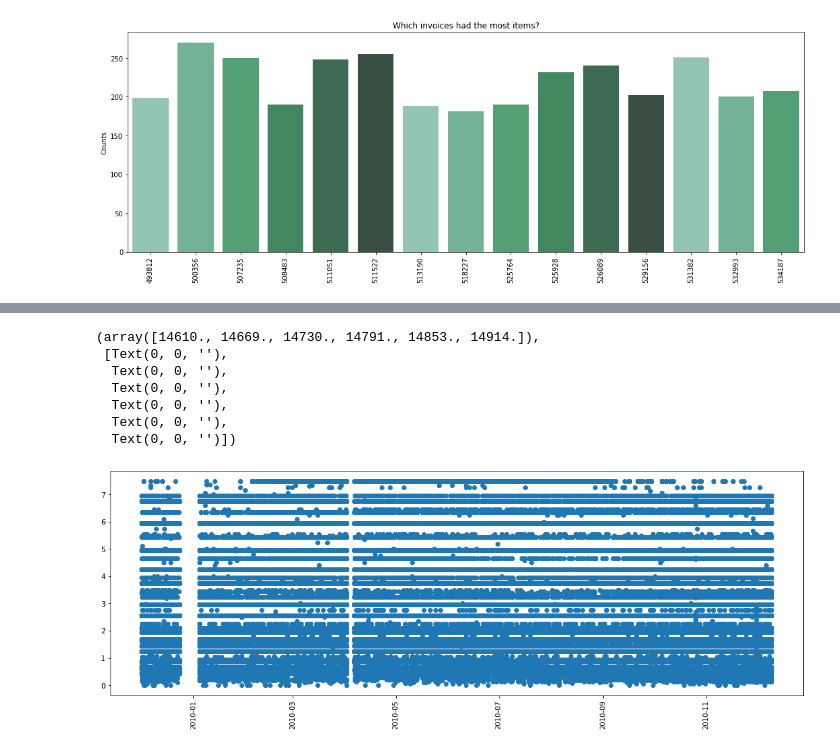
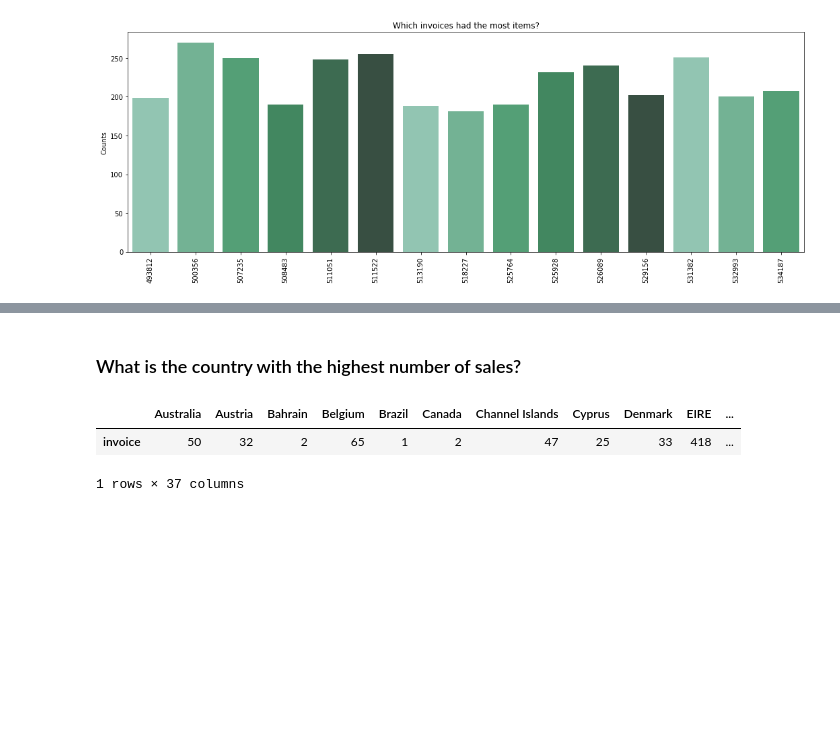
Before and after one commit to EduardoJMatosRomero/2MachLearnCA1, a Jupyter notebook: Untitled.ipynb, the cells around one changed output, grey strips where cells are left out. Saved outputs shown, nothing was run; the diff lists cells and outputs as text; code cells hidden in the pictures; blank space fills up the shorter version.

```diff
--- a/Untitled.ipynb
+++ b/Untitled.ipynb
@@ -475,14 +442,9 @@ plt.scatter(x=df.index, y=df['price'])
-# %%
-df = df[df['price'] < 25000]
-plt.figure(figsize=(18,6))
-plt.scatter(x=df.index, y=df['price'])
-plt.xticks(rotation=90)
-# %% [output]
-(array([14610., 14669., 14730., 14791., 14853., 14914.]),
- [Text(0, 0, ''),
-  Text(0, 0, ''),
-  Text(0, 0, ''),
-  Text(0, 0, ''),
-  Text(0, 0, ''),
-  Text(0, 0, '')])
-[figure, removed]
+# %% [markdown]
+### What is the country with the highest number of sales?
+# %%
+info = pd.DataFrame(data = df.groupby(['country'])['invoice'].nunique(), index=df.groupby(['country']).groups.keys()).T
+info
+# %% [output]
+|  | Australia | Austria | Bahrain | Belgium | Brazil | Canada | Channel Islands | Cyprus | Denmark | EIRE | ... |
+| invoice | 50 | 32 | 2 | 65 | 1 | 2 | 47 | 25 | 33 | 418 | ... |
+1 rows × 37 columns
```
Also changed, not shown: parts of 39 cells of this notebook.
